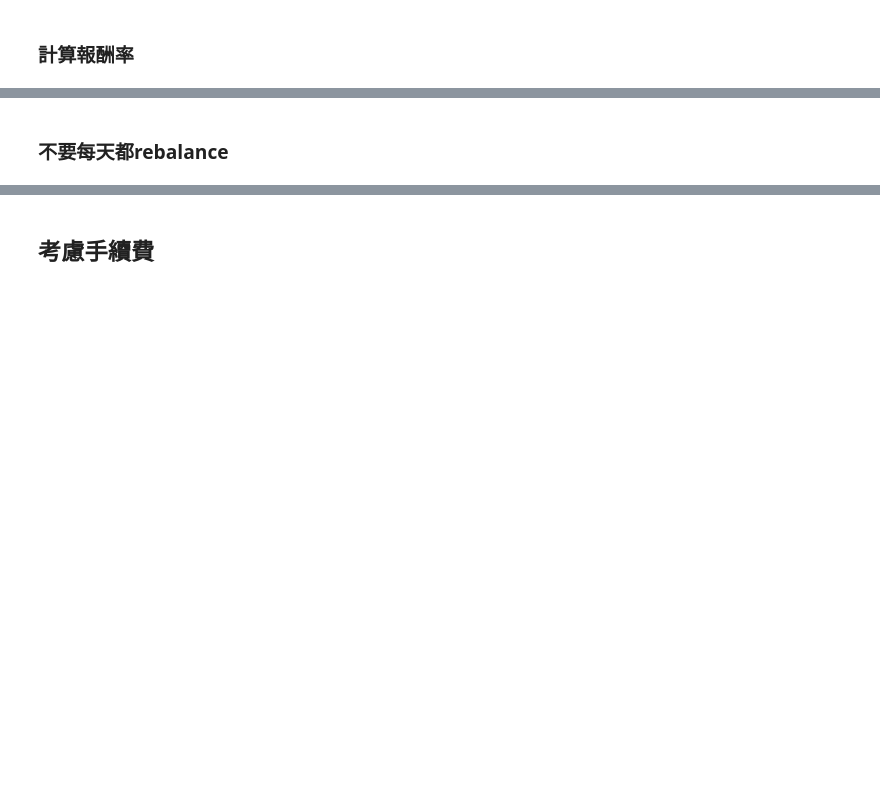
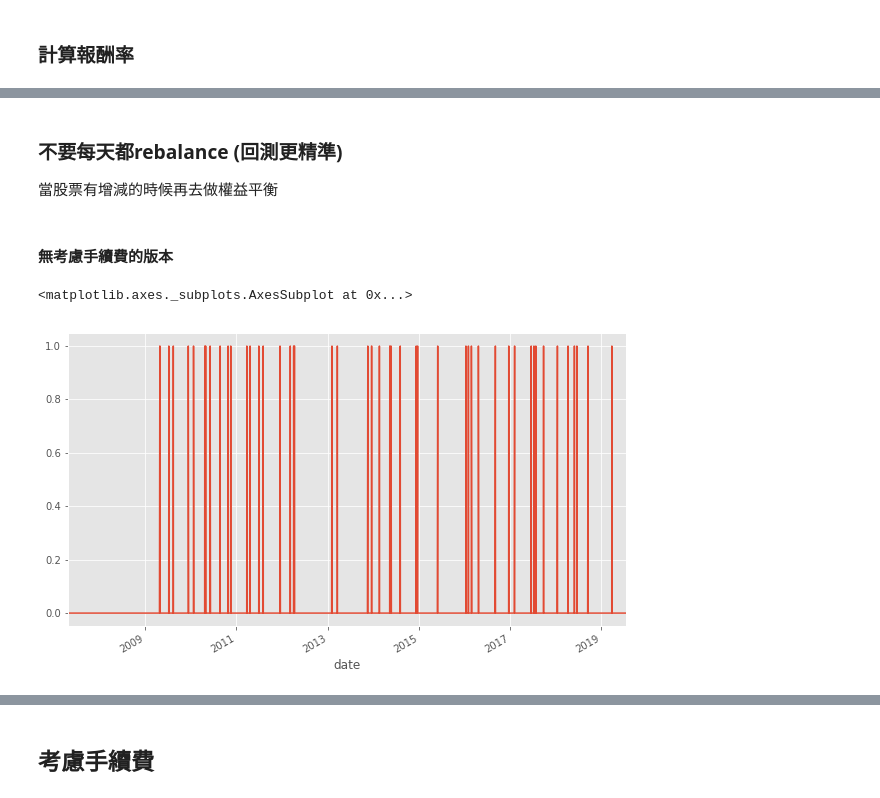
Before and after one commit to CHI-MING-LEE/workspace, a Jupyter notebook: Python_AI_Stock/finlab_course_2019/u06_candlestick_pattern_backtest.ipynb, the cells around one changed output, grey strips where cells are left out. Saved outputs shown, nothing was run; the diff lists cells and outputs as text; code cells hidden in the pictures; blank space fills up the shorter version.

```diff
--- a/Python_AI_Stock/finlab_course_2019/u06_candlestick_pattern_backtest.ipynb
+++ b/Python_AI_Stock/finlab_course_2019/u06_candlestick_pattern_backtest.ipynb
@@ -59,2 +125,10 @@ draw_df.plot()
 # %% [markdown]
-### 不要每天都rebalance
+### 不要每天都rebalance (回測更精準)
+當股票有增減的時候再去做權益平衡
+# %% [markdown]
+#### 無考慮手續費的版本
+# %%
+(hold.fillna(0).diff().abs().sum(axis=1) != 0).astype(int).plot() # 持有數量有發生變化的訊號
+# %% [output]
+<matplotlib.axes._subplots.AxesSubplot at 0x...>
+[figure, added]
```
Also changed, not shown: parts of 16 cells of this notebook, 2 other files.
